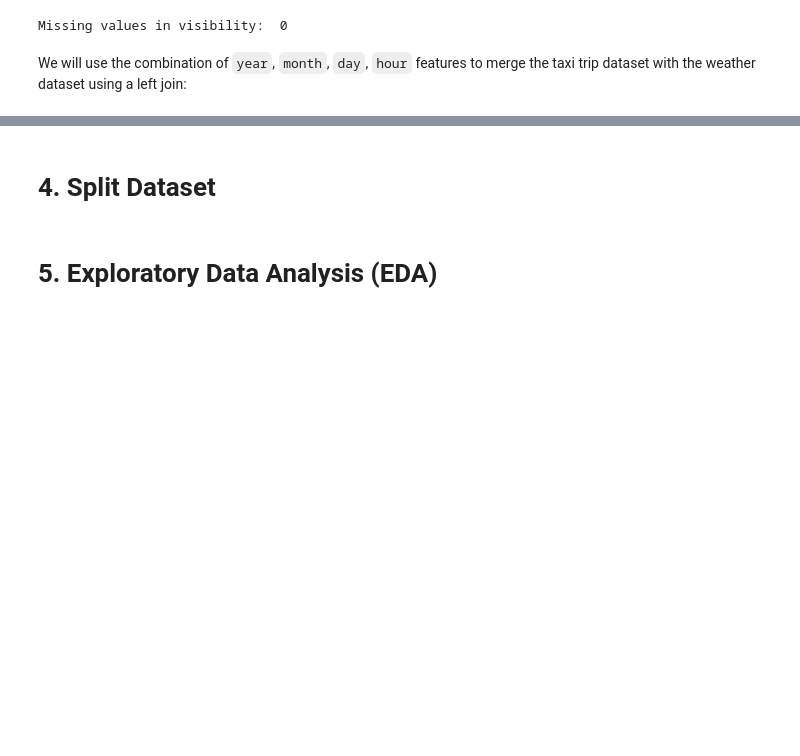
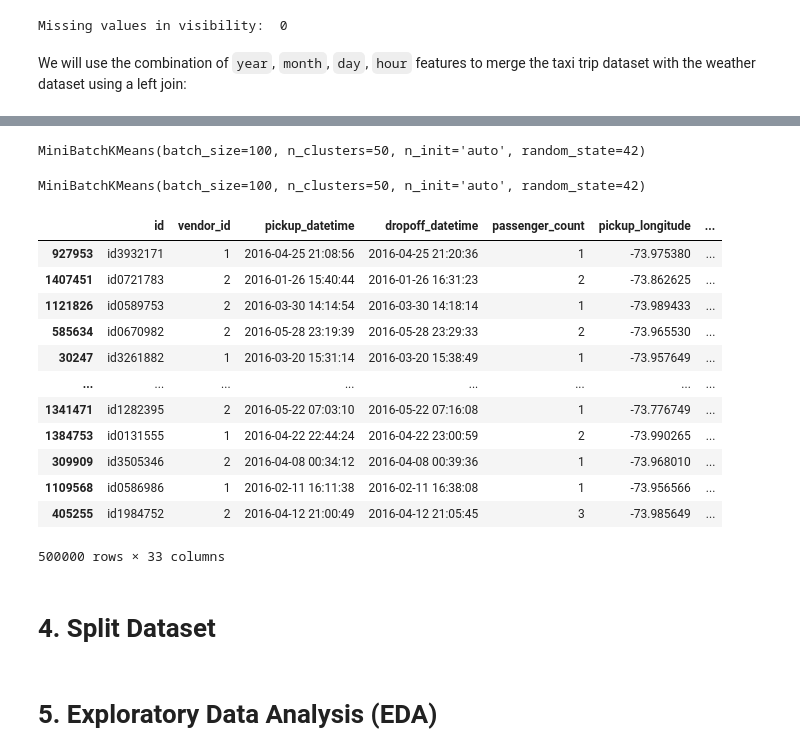
Before and after one commit to marcosbenicio/taxi-trip-regression, a Jupyter notebook: notebooks/taxi-trip-duration copy.ipynb, the cells around one changed output, grey strips where cells are left out. Drawn from its saved outputs; the diff is of its cells as text; code cells hidden in the pictures; blank space fills up the shorter version.

```diff
--- a/notebooks/taxi-trip-duration copy.ipynb
+++ b/notebooks/taxi-trip-duration copy.ipynb
@@ -982,3 +1001,38 @@ New size: 1446612
+# %%
+
+
+n_clusters = 50
+kmeans_pickup = MiniBatchKMeans(    n_clusters= n_clusters, random_state=42,
+                                    batch_size=100, n_init = 'auto')
+kmeans_pickup.fit(pickup_locations)
+# %% [output]
+MiniBatchKMeans(batch_size=100, n_clusters=50, n_init='auto', random_state=42)
+# %%
+
+kmeans_dropoff = MiniBatchKMeans(   n_clusters= n_clusters, random_state=42,
+                                    batch_size=100, n_init = 'auto')
+kmeans_dropoff.fit(dropoff_locations)
+# %% [output]
+MiniBatchKMeans(batch_size=100, n_clusters=50, n_init='auto', random_state=42)
+# %%
+taxi_trip_sample['pickup_cluster'] = kmeans_pickup.predict(pickup_locations)
+taxi_trip_sample['dropoff_cluster'] = kmeans_dropoff.predict(dropoff_locations)
+# %%
+taxi_trip_sample
+# %% [output]
+|  | id | vendor_id | pickup_datetime | dropoff_datetime | passenger_count | pickup_longitude | ... |
+| 927953 | id3932171 | 1 | 2016-04-25 21:08:56 | 2016-04-25 21:20:36 | 1 | -73.975380 | ... |
+| 1407451 | id0721783 | 2 | 2016-01-26 15:40:44 | 2016-01-26 16:31:23 | 2 | -73.862625 | ... |
+| 1121826 | id0589753 | 2 | 2016-03-30 14:14:54 | 2016-03-30 14:18:14 | 1 | -73.989433 | ... |
+| 585634 | id0670982 | 2 | 2016-05-28 23:19:39 | 2016-05-28 23:29:33 | 2 | -73.965530 | ... |
+| 30247 | id3261882 | 1 | 2016-03-20 15:31:14 | 2016-03-20 15:38:49 | 1 | -73.957649 | ... |
+| ... | ... | ... | ... | ... | ... | ... | ... |
+| 1341471 | id1282395 | 2 | 2016-05-22 07:03:10 | 2016-05-22 07:16:08 | 1 | -73.776749 | ... |
+| 1384753 | id0131555 | 1 | 2016-04-22 22:44:24 | 2016-04-22 23:00:59 | 2 | -73.990265 | ... |
+| 309909 | id3505346 | 2 | 2016-04-08 00:34:12 | 2016-04-08 00:39:36 | 1 | -73.968010 | ... |
+| 1109568 | id0586986 | 1 | 2016-02-11 16:11:38 | 2016-02-11 16:38:08 | 1 | -73.956566 | ... |
+| 405255 | id1984752 | 2 | 2016-04-12 21:00:49 | 2016-04-12 21:05:45 | 3 | -73.985649 | ... |
+500000 rows × 33 columns
 # %% [markdown]
 # **4. Split Dataset**
 # %% [markdown]
```
Also changed, not shown: parts of 31 cells of this notebook.
